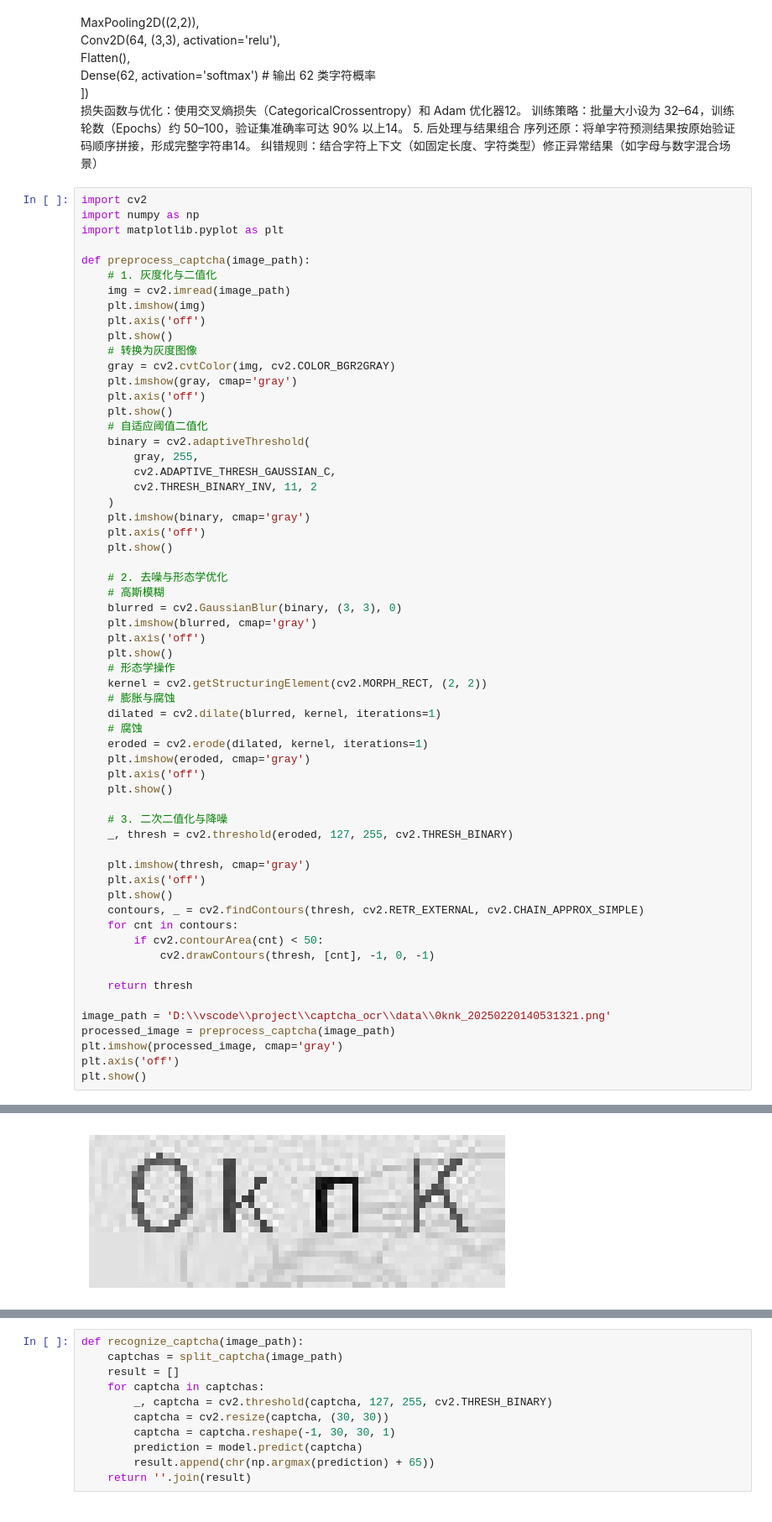
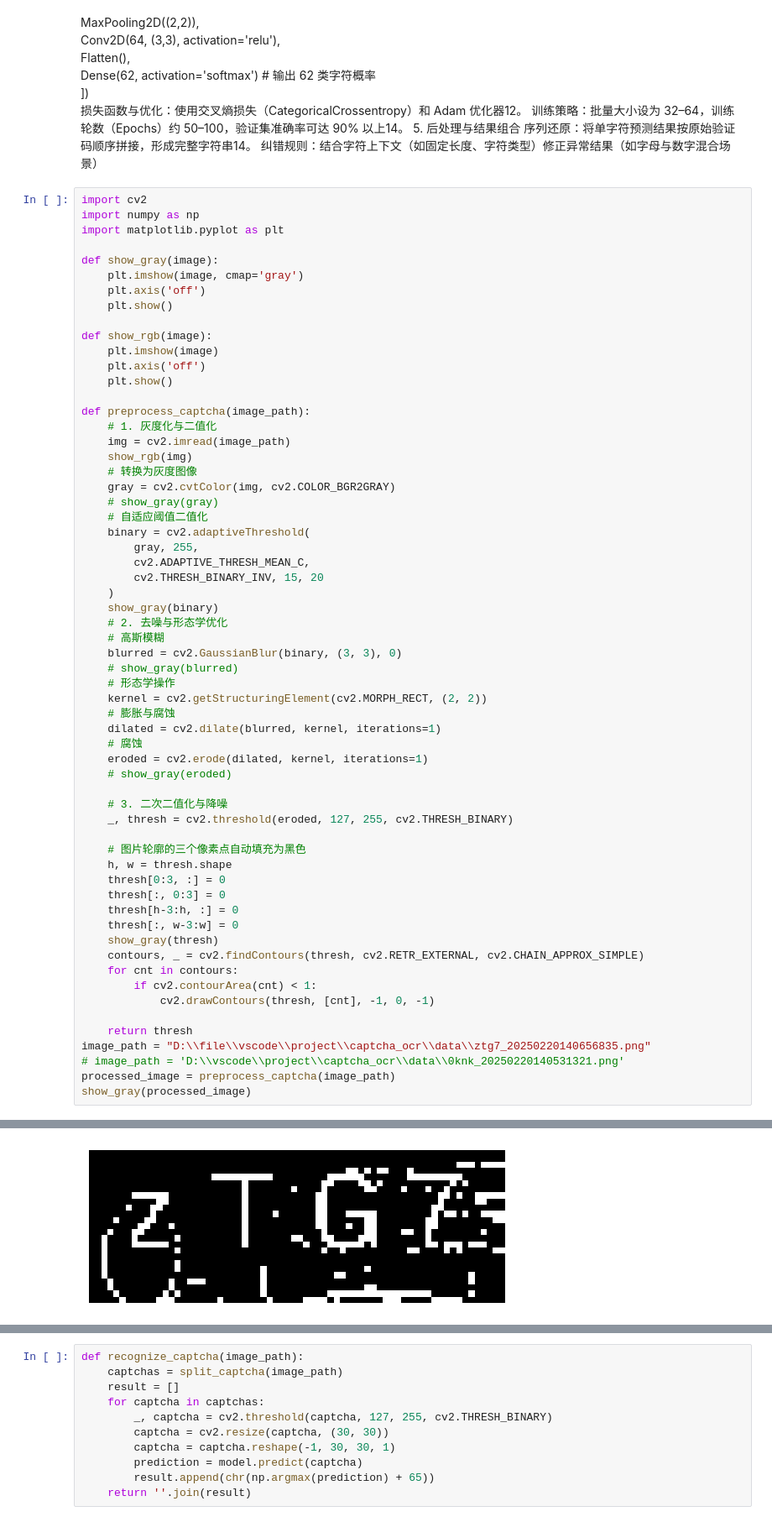
Before and after one commit to thethingiswaiter/Captcha_Ocr, a Jupyter notebook: model/code_cnn.ipynb, the cells around one changed output, grey strips where cells are left out. Shown: that part at 84% size. Saved outputs shown, nothing was run; the diff lists cells and outputs as text.

```diff
--- a/model/code_cnn.ipynb
+++ b/model/code_cnn.ipynb
@@ -43,59 +43,60 @@ import cv2
 import numpy as np
 import matplotlib.pyplot as plt
 
+def show_gray(image):
+    plt.imshow(image, cmap='gray')
+    plt.axis('off')
+    plt.show()
+
+def show_rgb(image):
+    plt.imshow(image)
+    plt.axis('off')
+    plt.show()
+
 def preprocess_captcha(image_path):
     # 1. 灰度化与二值化
     img = cv2.imread(image_path)
-    plt.imshow(img)
-    plt.axis('off')
-    plt.show()
+    show_rgb(img)
     # 转换为灰度图像
     gray = cv2.cvtColor(img, cv2.COLOR_BGR2GRAY)
-    plt.imshow(gray, cmap='gray')
-    plt.axis('off')
-    plt.show()
+    # show_gray(gray)
     # 自适应阈值二值化
     binary = cv2.adaptiveThreshold(
         gray, 255,
-        cv2.ADAPTIVE_THRESH_GAUSSIAN_C,
-        cv2.THRESH_BINARY_INV, 11, 2
+        cv2.ADAPTIVE_THRESH_MEAN_C,
+        cv2.THRESH_BINARY_INV, 15, 20
     )
-    plt.imshow(binary, cmap='gray')
-    plt.axis('off')
-    plt.show()
-
+    show_gray(binary)
     # 2. 去噪与形态学优化
     # 高斯模糊
     blurred = cv2.GaussianBlur(binary, (3, 3), 0)
-    plt.imshow(blurred, cmap='gray')
-    plt.axis('off')
-    plt.show()
+    # show_gray(blurred)
     # 形态学操作
     kernel = cv2.getStructuringElement(cv2.MORPH_RECT, (2, 2))
     # 膨胀与腐蚀
     dilated = cv2.dilate(blurred, kernel, iterations=1)
     # 腐蚀
     eroded = cv2.erode(dilated, kernel, iterations=1)
-    plt.imshow(eroded, cmap='gray')
-    plt.axis('off')
-    plt.show()
+    # show_gray(eroded)
 
     # 3. 二次二值化与降噪
     _, thresh = cv2.threshold(eroded, 127, 255, cv2.THRESH_BINARY)
 
-    plt.imshow(thresh, cmap='gray')
-    plt.axis('off')
-    plt.show()
+    # 图片轮廓的三个像素点自动填充为黑色
+    h, w = thresh.shape
+    thresh[0:3, :] = 0
+    thresh[:, 0:3] = 0
+    thresh[h-3:h, :] = 0
+    thresh[:, w-3:w] = 0
+    show_gray(thresh)
     contours, _ = cv2.findContours(thresh, cv2.RETR_EXTERNAL, cv2.CHAIN_APPROX_SIMPLE)
     for cnt in contours:
-        if cv2.contourArea(cnt) < 50:
+        if cv2.contourArea(cnt) < 1:
             cv2.drawContours(thresh, [cnt], -1, 0, -1)
 
     return thresh
-
-image_path = 'D:\\vscode\\project\\captcha_ocr\\data\\0knk_20250220140531321.png'
+image_path = "D:\\file\\vscode\\project\\captcha_ocr\\data\\ztg7_20250220140656835.png"
+# image_path = 'D:\\vscode\\project\\captcha_ocr\\data\\0knk_20250220140531321.png'
 processed_image = preprocess_captcha(image_path)
-plt.imshow(processed_image, cmap='gray')
-plt.axis('off')
-plt.show()
+show_gray(processed_image)
 # %% [output]
@@ -103 +104 @@ plt.show()
-[figure, old version]
+[figure, new version]
```
Also changed, not shown: parts of 2 cells of this notebook.
